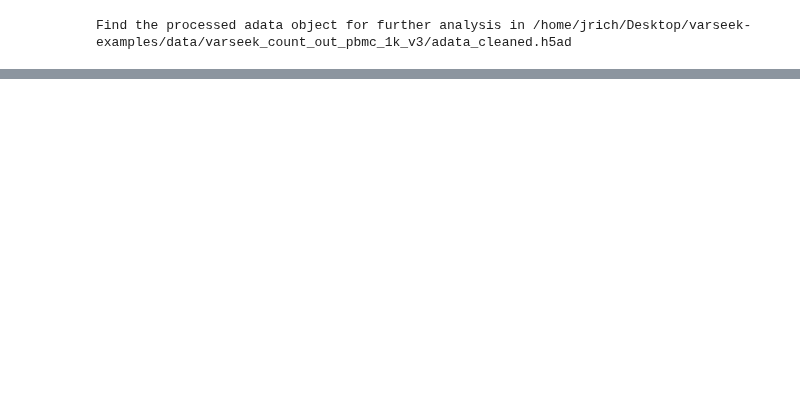
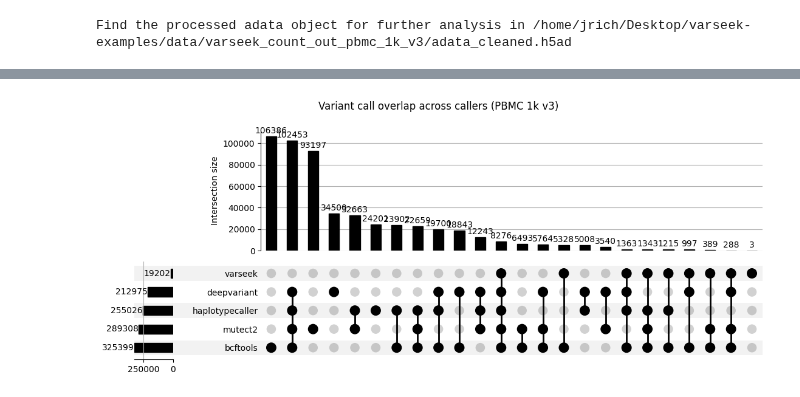
Before and after one commit to pachterlab/varseek-examples, a Jupyter notebook: vk_denovo.ipynb, the cells around one changed output, grey strips where cells are left out. Saved outputs shown, nothing was run; the diff lists cells and outputs as text; code cells hidden in the pictures; blank space fills up the shorter version.

Commit message:
worked filtered

```diff
--- a/vk_denovo.ipynb
+++ b/vk_denovo.ipynb
@@ -136,5 +148,6 @@ vk_count_output_dict = vk.count(
     out=vk_count_out_dir,
     k=k,
     threads=threads,
+    save_vcf=True
 )
 # %% [output]
@@ -152,0 +543,14 @@ Find the processed adata object for further analysis in /home/jrich/Desktop/vars
+# %%
+happy_out = os.path.join("data", "happy_output")
+
+for label, alternate_vcf in [("deepvariant", deepvariant_vcf), ("haplotypecaller", haplotypecaller_vcf), ("mutect2", mutect2_vcf)]:
+    if not os.path.exists(alternate_vcf):
+        print(f"Alternate VCF {alternate_vcf} does not exist. Skipping comparison for {label}.")
+        continue
+    compare_with_happy(
+        varseek_vcf=vk_count_variants_vcf,
+        alternate_vcf=alternate_vcf,
+        reference_fasta=sequences,
+        output_dir=happy_out,
+        output_prefix=f"varseek_vs_{label}"
+    )
@@ -152,0 +636,68 @@ Find the processed adata object for further analysis in /home/jrich/Desktop/vars
+# %%
+try:
+    import upsetplot
+except ImportError:
+    print("upsetplot not found, installing...")
+    !pip install -U -q upsetplot
+    import upsetplot
+
+import gzip
+import matplotlib.pyplot as plt
+from upsetplot import from_contents, UpSet
+
+
+def read_variant_set(vcf_path):
+    """Read a (optionally gzipped) VCF into a set of (CHROM, POS, REF, ALT) keys.
+    Multiallelic ALTs are split so each allele is counted separately."""
+    if not vcf_path or not os.path.exists(vcf_path):
+        return None
+    open_func = gzip.open if vcf_path.endswith(".gz") else open
+    keys = set()
+    with open_func(vcf_path, "rt") as f:
+        for line in f:
+            if line.startswith("#") or not line.strip():
+                continue
+            cols = line.rstrip("\n").split("\t")
+            if len(cols) < 5:
+                continue
+            chrom, pos, _id, ref, alt = cols[:5]
+            for a in alt.split(","):
+                keys.add((chrom, pos, ref, a))
+    return keys
+
+
+# Use the normalized (left-aligned, multiallelic-split) VCFs so all four callers
+# share a common coordinate representation. varseek is a variant-sites-only set;
+# the GATK/DeepVariant callers are filtered to non-reference calls (_nonref) before
+# normalization inside compare_with_happy().
+caller_vcfs = {
+    "varseek": add_normalized_before_first_dot(vk_count_variants_vcf),
+    "deepvariant": add_normalized_before_first_dot(insert_suffix_before_first_dot(deepvariant_vcf, "_nonref")),
+    "haplotypecaller": add_normalized_before_first_dot(insert_suffix_before_first_dot(haplotypecaller_vcf, "_nonref")),
+    "mutect2": add_normalized_before_first_dot(insert_suffix_before_first_dot(mutect2_vcf, "_nonref")),
+    "bcftools": add_normalized_before_first_dot(insert_suffix_before_first_dot(variants_vcf, "_nonref"))
+}
+
+caller_sets = {}
+for name, path in caller_vcfs.items():
+    s = read_variant_set(path)
+    if s is None:
+        print(f"WARNING: normalized VCF for {name} not found at {path}; excluding from upset plot.")
+        continue
+    caller_sets[name] = s
+    print(f"{name}: {len(s):,} variants ({path})")
+
+if len(caller_sets) >= 2:
+    upset_data = from_contents(caller_sets)
+    fig = plt.figure(figsize=(11, 6))
+    UpSet(upset_data, subset_size="count", show_counts=True, sort_by="cardinality").plot(fig=fig)
+    fig.suptitle("Variant call overlap across callers (PBMC 1k v3)")
+
+    upset_png = os.path.join(happy_out, "upset_callers.png")
+    os.makedirs(happy_out, exist_ok=True)
+    fig.savefig(upset_png, dpi=150, bbox_inches="tight")
+    print(f"Saved upset plot to {upset_png}")
+    plt.show()
+else:
+    print("Need at least two caller sets to build an upset plot.")
+# %% [output]
@@ -152,0 +710 @@ Find the processed adata object for further analysis in /home/jrich/Desktop/vars
+[figure, added]
```
Also changed, not shown: parts of 19 cells of this notebook, 2 other files.
